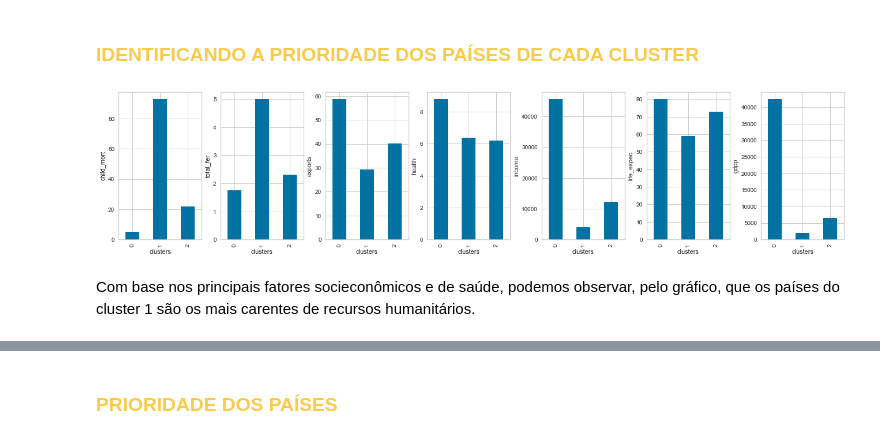
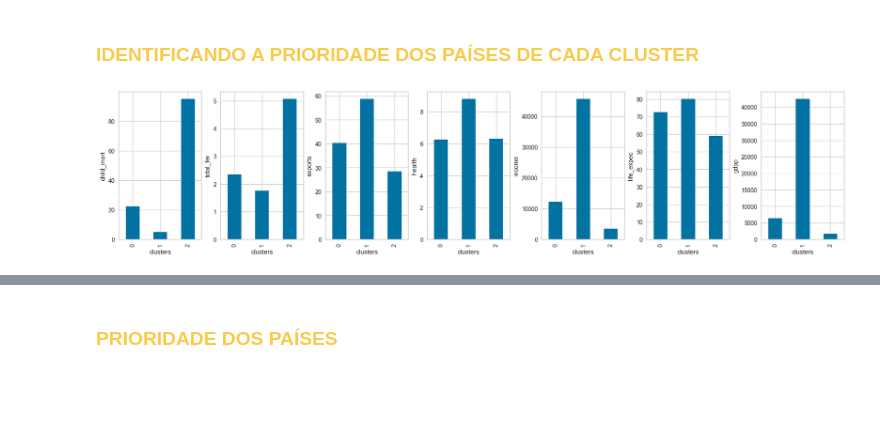
Before and after one commit to DanielaSenna/country-data-kmeans, a Jupyter notebook: projeto-country-data-kmeans/Projeto.ipynb, the cells around one changed output, grey strips where cells are left out. Drawn from its saved outputs; the diff is of its cells as text; code cells hidden in the pictures; blank space fills up the shorter version.

```diff
--- a/projeto-country-data-kmeans/Projeto.ipynb
+++ b/projeto-country-data-kmeans/Projeto.ipynb
@@ -238,5 +245,5 @@ O método "cotovelo" é usado para selecionar o número ideal de clusters, ajust
 # %%
-visualizer = KElbowVisualizer(KMeans(init="k-means++", random_state=42), k=(1,10))
+visualizer = KElbowVisualizer(KMeans(random_state=42), k=(2, 8))
 visualizer.fit(X)
 visualizer.show()
 # %% [output]
@@ -247 +255,5 @@ visualizer.show()
 * **<font color='#3CB371'>Assim, para os dados fornecidos, concluímos que o número ótimo de clusters para os dados é 3.</font>**
+# %%
+visualizer = SilhouetteVisualizer(KMeans(3, random_state=42), colors='yellowbrick')
+visualizer.fit(X)
+visualizer.show()
@@ -248,7 +272,7 @@ visualizer.show()
 # %% [markdown]
 ### **<font color='#facb4b'>K-MEANS</font>**
 # %%
-kmeans = KMeans(n_clusters=3, init="k-means++", random_state=42)
+kmeans = KMeans(n_clusters=3, random_state=42)
 k_means = kmeans.fit(X)
 
 print("{} \n{} \n{} \n{}".format(k_means.n_clusters, k_means.cluster_centers_ , k_means.labels_, k_means.inertia_))
@@ -269,6 +293,5 @@ print("{} \n{} \n{} \n{}".format(k_means.n_clusters, k_means.cluster_centers_ ,
 # %%
 dt_kmeans = dt.copy()
-dt_kmeans["country"] = dt["country"]
 dt_kmeans["clusters"] = k_means.labels_
 dt_kmeans.head()
 # %% [output]
@@ -281,19 +304,18 @@ dt_kmeans.head()
 # %% [markdown]
 ### **<font color='#facb4b'>IDENTIFICANDO A PRIORIDADE DOS PAÍSES DE CADA CLUSTER</font>**
 # %%
-cols = ["child_mort", "total_fer", "exports", "health", "income", "life_expec", "gdpp"]
+#cols = ["child_mort", "total_fer", "exports", "health", "income", "life_expec", "gdpp"]
 
 fig, ax = plt.subplots(ncols=7, figsize=(18,4), constrained_layout=True)
 
-dt_kmeans.groupby(['clusters']).mean()["child_mort"].T.plot(kind='bar', ax=ax[0], xlabel="clusters", ylabel="child_mort")
-dt_kmeans.groupby(['clusters']).mean()["total_fer"].T.plot(kind='bar', ax=ax[1], xlabel="clusters", ylabel="total_fer")
-dt_kmeans.groupby(['clusters']).mean()["exports"].T.plot(kind='bar', ax=ax[2], xlabel="clusters", ylabel="exports")
-dt_kmeans.groupby(['clusters']).mean()["health"].T.plot(kind='bar', ax=ax[3], xlabel="clusters", ylabel="health")
-dt_kmeans.groupby(['clusters']).mean()["income"].T.plot(kind='bar', ax=ax[4], xlabel="clusters", ylabel="income")
-dt_kmeans.groupby(['clusters']).mean()["life_expec"].T.plot(kind='bar', ax=ax[5], xlabel="clusters", ylabel="life_expec")
-dt_kmeans.groupby(['clusters']).mean()["gdpp"].T.plot(kind='bar', ax=ax[6], xlabel="clusters", ylabel="gdpp")
+dt_kmeans.groupby(['clusters'])["child_mort"].mean().T.plot(kind='bar', ax=ax[0], xlabel="clusters", ylabel="child_mort")
+dt_kmeans.groupby(['clusters'])["total_fer"].mean().T.plot(kind='bar', ax=ax[1], xlabel="clusters", ylabel="total_fer")
+dt_kmeans.groupby(['clusters'])["exports"].mean().T.plot(kind='bar', ax=ax[2], xlabel="clusters", ylabel="exports")
+dt_kmeans.groupby(['clusters'])["health"].mean().T.plot(kind='bar', ax=ax[3], xlabel="clusters", ylabel="health")
+dt_kmeans.groupby(['clusters'])["income"].mean().T.plot(kind='bar', ax=ax[4], xlabel="clusters", ylabel="income")
+dt_kmeans.groupby(['clusters'])["life_expec"].mean().T.plot(kind='bar', ax=ax[5], xlabel="clusters", ylabel="life_expec")
+dt_kmeans.groupby(['clusters'])["gdpp"].mean().T.plot(kind='bar', ax=ax[6], xlabel="clusters", ylabel="gdpp")
+
 plt.show()
 # %% [output]
-[figure, old version]
+[figure, new version]
-# %% [markdown]
-Com base nos principais fatores socieconômicos e de saúde, podemos observar, pelo gráfico, que os países do cluster 1 são os mais carentes de recursos humanitários.
```
Also changed, not shown: parts of 37 cells of this notebook.
